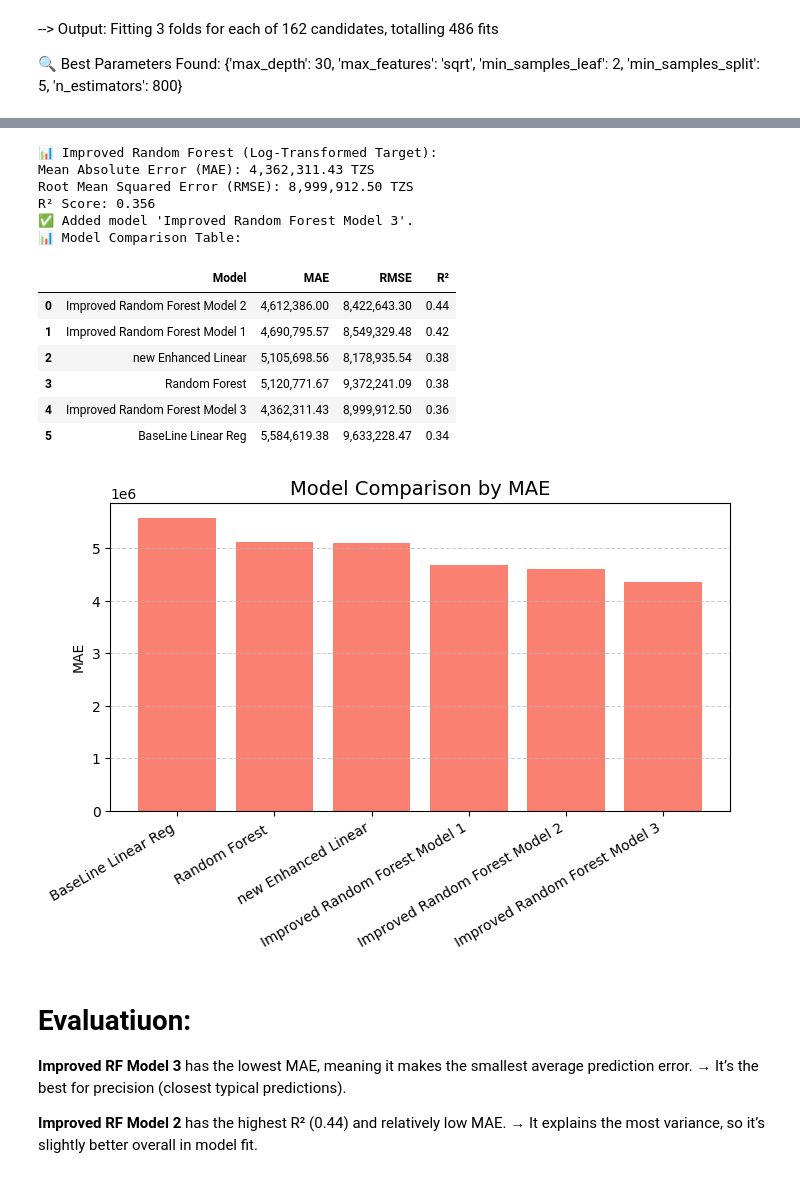
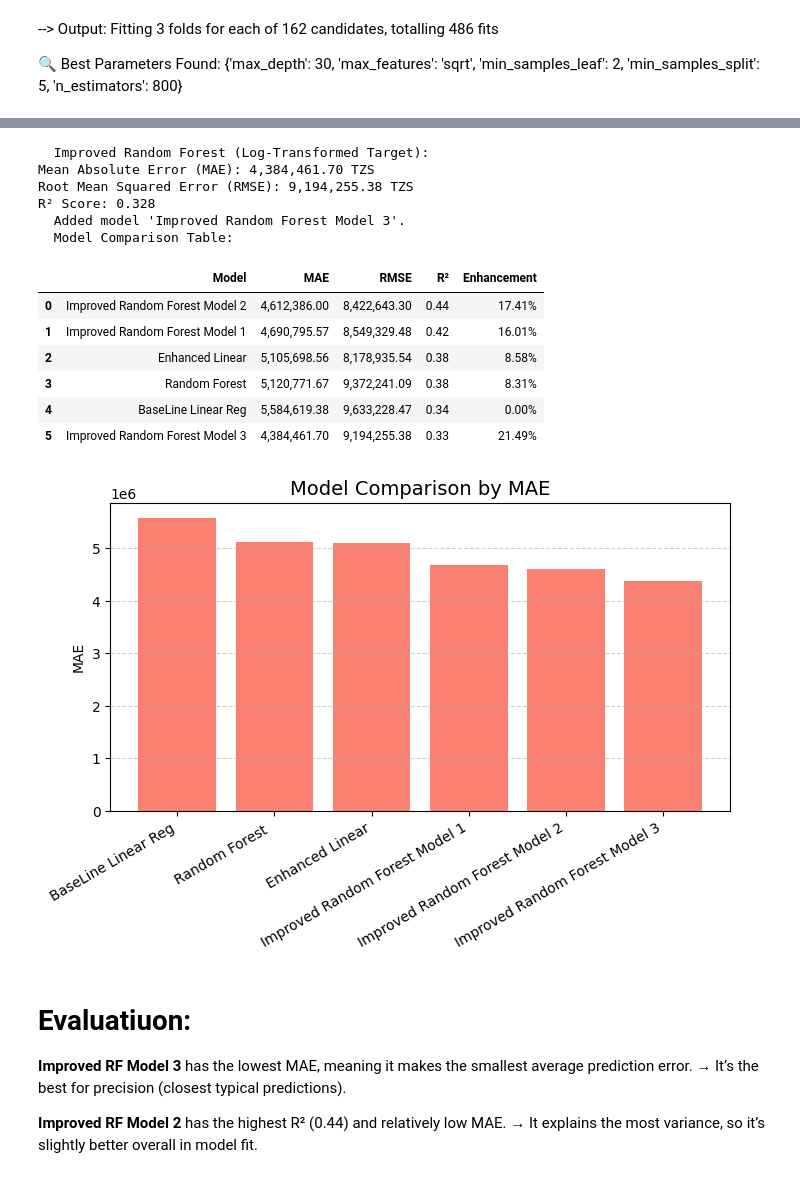
Before and after one commit to Karl-Johann-Jaekel/Machine-Learning-Project-Tourism, a Jupyter notebook: ML-Project.ipynb, the cells around one changed output, grey strips where cells are left out. Drawn from its saved outputs; the diff is of its cells as text; code cells hidden in the pictures.

```diff
--- a/ML-Project.ipynb
+++ b/ML-Project.ipynb
@@ -1215,4 +1090,4 @@ model.fit(X_train_scaled, y_train)
 LinearRegression()
 # %%
 # Make predictions on validation set
-y_pred = model.predict(X_val_scaled)
+y_pred_bl = model_bl.predict(X_val_scaled_bl)
@@ -1564,7 +1447,7 @@ r2_best = r2_score(y_val, y_pred_best)
 🔍 Best Parameters Found:
 {'max_depth': 30, 'max_features': 'sqrt', 'min_samples_leaf': 2, 'min_samples_split': 5, 'n_estimators': 800}
 # %%
-# 🌳 IMPROVED RANDOM FOREST MODEL
+# . IMPROVED RANDOM FOREST MODEL
 # Goal: Reduce MAE & RMSE, Increase R²
 
 #  Import necessary libraries
@@ -1604,13 +1487,13 @@ mae_imp1_rf = mean_absolute_error(y_val, y_pred)
 rmse_imp1_rf = np.sqrt(mean_squared_error(y_val, y_pred))
 r2_imp1_rf= r2_score(y_val, y_pred)
 
-print("📊 Improved Random Forest Performance:")
+print("  Improved Random Forest Performance:")
 print(f"Mean Absolute Error (MAE): {mae_imp1_rf:,.2f} TZS")
 print(f"Root Mean Squared Error (RMSE): {rmse_imp1_rf:,.2f} TZS")
-print(f"R² Score: {r2_imp_rf:.3f}")
+print(f"R² Score: {r2_imp1_rf:.3f}")
 
 
-metrics.add("Improved Random Forest Model 1",mae_imp1_rf,rmse_imp1_rf,r2_imp_rf)
-metrics.show()
-metrics.plot_mae()
+metricsComparing.add("Improved Random Forest Model 1",mae_imp1_rf,rmse_imp1_rf,r2_imp1_rf)
+metricsComparing.show()
+metricsComparing.plot_mae()
 # %% [output]
@@ -1768,9 +1652,9 @@ R² Score: 0.436
 # %%
-# 🌳 IMPROVED RANDOM FOREST MODEL (LOG-TRANSFORMED TARGET)
+# . IMPROVED RANDOM FOREST MODEL (LOG-TRANSFORMED TARGET)
 # Goal: Reduce MAE & RMSE, Increase R²
 
 # -------------------------------------------------------------
-# 1️⃣ Import necessary libraries
+#  1- Import necessary libraries
 # -------------------------------------------------------------
 import pandas as pd
 import numpy as np
@@ -1779,7 +1663,7 @@ from sklearn.ensemble import RandomForestRegressor
 from sklearn.metrics import mean_absolute_error, mean_squared_error, r2_score
 
 # -------------------------------------------------------------
-# 2️⃣ Define features (X) and target (y)
+#  2- Define features (X) and target (y)
 # -------------------------------------------------------------
 X = train.drop(columns=['total_cost', 'id'])
 y = train['total_cost']
@@ -1789,14 +1673,14 @@ y = train['total_cost']
 y_log = np.log1p(y)
 
 # -------------------------------------------------------------
-# 3️⃣ Split data into training (85%) and validation (15%)
+#  3- Split data into training (85%) and validation (15%)
 # -------------------------------------------------------------
 X_train, X_val, y_train_log, y_val_log = train_test_split(
     X, y_log, test_size=0.15, random_state=42
 )
 
 # -------------------------------------------------------------
-# 4️⃣ Initialize tuned Random Forest
+#  4- Initialize tuned Random Forest
 # -------------------------------------------------------------
 rf_model = RandomForestRegressor(
     n_estimators=800,        # more trees → better averaging
@@ -1806,55 +1690,55 @@ rf_model = RandomForestRegressor(
     max_features='sqrt',     # random subset of features per tree → better generalization
     random_state=42,
     n_jobs=-1
 )
 
 # -------------------------------------------------------------
-# 5️⃣ Train the model on the log-transformed target
+#  5- Train the model on the log-transformed target
 # -------------------------------------------------------------
 rf_model.fit(X_train, y_train_log)
 
 # -------------------------------------------------------------
-# 6️⃣ Predict and inverse-transform predictions
+#  6-    Predict and inverse-transform predictions
 # -------------------------------------------------------------
 y_pred_log = rf_model.predict(X_val)
 
 # Convert back to original TZS scale using expm1 (inverse of log1p)
 y_pred = np.expm1(y_pred_log)
 y_true = np.expm1(y_val_log)
 
 # -------------------------------------------------------------
-# 7️⃣ Evaluate model performance on original scale
+#  7-    Evaluate model performance on original scale
 # -------------------------------------------------------------
 mae_imp3_rf = mean_absolute_error(y_true, y_pred)
 rmse_imp3_rf = np.sqrt(mean_squared_error(y_true, y_pred))
 r2_imp3_rf = r2_score(y_true, y_pred)
 
-print("📊 Improved Random Forest (Log-Transformed Target):")
+print("  Improved Random Forest (Log-Transformed Target):")
 print(f"Mean Absolute Error (MAE): {mae_imp3_rf:,.2f} TZS")
 print(f"Root Mean Squared Error (RMSE): {rmse_imp3_rf:,.2f} TZS")
 print(f"R² Score: {r2_imp3_rf:.3f}")
 
 # -------------------------------------------------------------
-# 8️⃣ Log metrics (if you're using your metrics tracker)
+#  8-   Log metrics (if you're using your metrics tracker)
 # -------------------------------------------------------------
-metrics.add("Improved Random Forest Model 3", mae_imp3_rf, rmse_imp3_rf, r2_imp3_rf)
-metrics.show()
-metrics.plot_mae()
+metricsComparing.add("Improved Random Forest Model 3", mae_imp3_rf, rmse_imp3_rf, r2_imp3_rf)
+metricsComparing.show()
+metricsComparing.plot_mae()
 # %% [output]
-📊 Improved Random Forest (Log-Transformed Target):
-Mean Absolute Error (MAE): 4,362,311.43 TZS
-Root Mean Squared Error (RMSE): 8,999,912.50 TZS
-R² Score: 0.356
-✅ Added model 'Improved Random Forest Model 3'.
-📊 Model Comparison Table:
+  Improved Random Forest (Log-Transformed Target):
+Mean Absolute Error (MAE): 4,384,461.70 TZS
+Root Mean Squared Error (RMSE): 9,194,255.38 TZS
+R² Score: 0.328
+  Added model 'Improved Random Forest Model 3'.
+  Model Comparison Table:
-|  | Model | MAE | RMSE | R² |
-| 0 | Improved Random Forest Model 2 | 4,612,386.00 | 8,422,643.30 | 0.44 |
-| 1 | Improved Random Forest Model 1 | 4,690,795.57 | 8,549,329.48 | 0.42 |
-| 2 | new Enhanced Linear | 5,105,698.56 | 8,178,935.54 | 0.38 |
-| 3 | Random Forest | 5,120,771.67 | 9,372,241.09 | 0.38 |
-| 4 | Improved Random Forest Model 3 | 4,362,311.43 | 8,999,912.50 | 0.36 |
-| 5 | BaseLine Linear Reg | 5,584,619.38 | 9,633,228.47 | 0.34 |
+|  | Model | MAE | RMSE | R² | Enhancement |
+| 0 | Improved Random Forest Model 2 | 4,612,386.00 | 8,422,643.30 | 0.44 | 17.41% |
+| 1 | Improved Random Forest Model 1 | 4,690,795.57 | 8,549,329.48 | 0.42 | 16.01% |
+| 2 | Enhanced Linear | 5,105,698.56 | 8,178,935.54 | 0.38 | 8.58% |
+| 3 | Random Forest | 5,120,771.67 | 9,372,241.09 | 0.38 | 8.31% |
+| 4 | BaseLine Linear Reg | 5,584,619.38 | 9,633,228.47 | 0.34 | 0.00% |
+| 5 | Improved Random Forest Model 3 | 4,384,461.70 | 9,194,255.38 | 0.33 | 21.49% |
-[figure, old version]
+[figure, new version]
 # %% [markdown]
 # Evaluatiuon:
 
```
Also changed, not shown: parts of 35 cells of this notebook.
